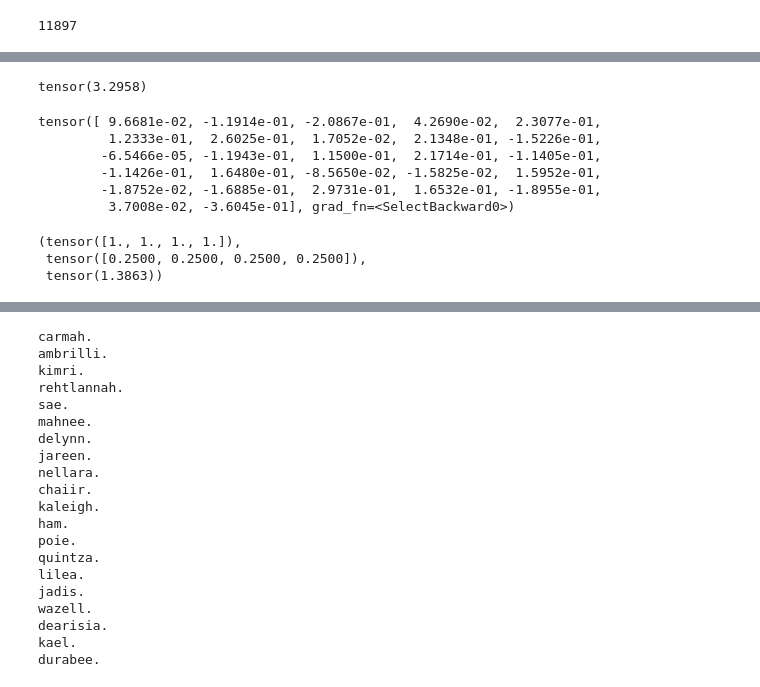
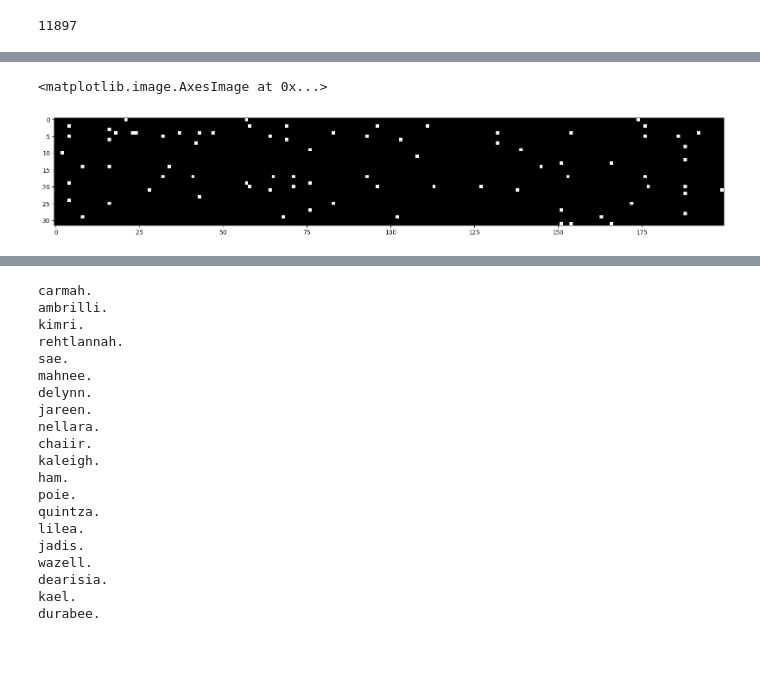
Before and after one commit to jamesonhm/makemore, a Jupyter notebook: makemore_pt3.ipynb, the cells around one changed output, grey strips where cells are left out. Drawn from its saved outputs; the diff is of its cells as text; code cells hidden in the pictures; blank space fills up the shorter version.

```diff
--- a/makemore_pt3.ipynb
+++ b/makemore_pt3.ipynb
@@ -134,44 +135,0 @@ for i in range(max_steps):
-# %%
-# ASIDE
-
-# notes on initialization:
-
-# the initial loss of ~27 is way too high
-# should typically have an idea of the loss to expect at initialization
-# here we have 27 characters with no expectations of one having higher prob than another
-# -> uniform distribution across 27 chars
-# prob = 1/27.0
-# loss = -log(prob)
--torch.tensor(1/27.0).log()
-# %% [output]
-tensor(3.2958)
-# %%
-# ASIDE
-
-# Run after break on first iteration
-# these logits should be much closer to 0 at initialization
-# logits = f(hidden, W2, bias2)
-# don't actually want to add a bias of random numbers -> mult by 0
-# can scale down W2 by mult by 0.01
-### don't set weights to 0
-logits[0]
-# %% [output]
-tensor([ 9.6681e-02, -1.1914e-01, -2.0867e-01,  4.2690e-02,  2.3077e-01,
-         1.2333e-01,  2.6025e-01,  1.7052e-02,  2.1348e-01, -1.5226e-01,
-        -6.5466e-05, -1.1943e-01,  1.1500e-01,  2.1714e-01, -1.1405e-01,
-        -1.1426e-01,  1.6480e-01, -8.5650e-02, -1.5825e-02,  1.5952e-01,
-        -1.8752e-02, -1.6885e-01,  2.9731e-01,  1.6532e-01, -1.8955e-01,
-         3.7008e-02, -3.6045e-01], grad_fn=<SelectBackward0>)
-# %%
-# ASIDE
-
-# 4 dimensional example of this issue
-# logits = torch.tensor([5.0, -3.0, 0.0, 2.0])
-logits = torch.tensor([1.0, 1.0, 1.0, 1.0])
-probs = torch.softmax(logits, dim=0)
-loss = -probs[2].log()
-logits, probs, loss
-# %% [output]
-(tensor([1., 1., 1., 1.]),
- tensor([0.2500, 0.2500, 0.2500, 0.2500]),
- tensor(1.3863))
@@ -177,0 +151,7 @@ logits, probs, loss
+# %%
+# how often is tanh in the "flat" part of the curve - near -1 or 1?
+plt.figure(figsize=(20,10))
+plt.imshow(h.abs() > 0.99, cmap='gray', interpolation='nearest')
+# %% [output]
+<matplotlib.image.AxesImage at 0x...>
+[figure, added]
```
Also changed, not shown: parts of 8 cells of this notebook.
